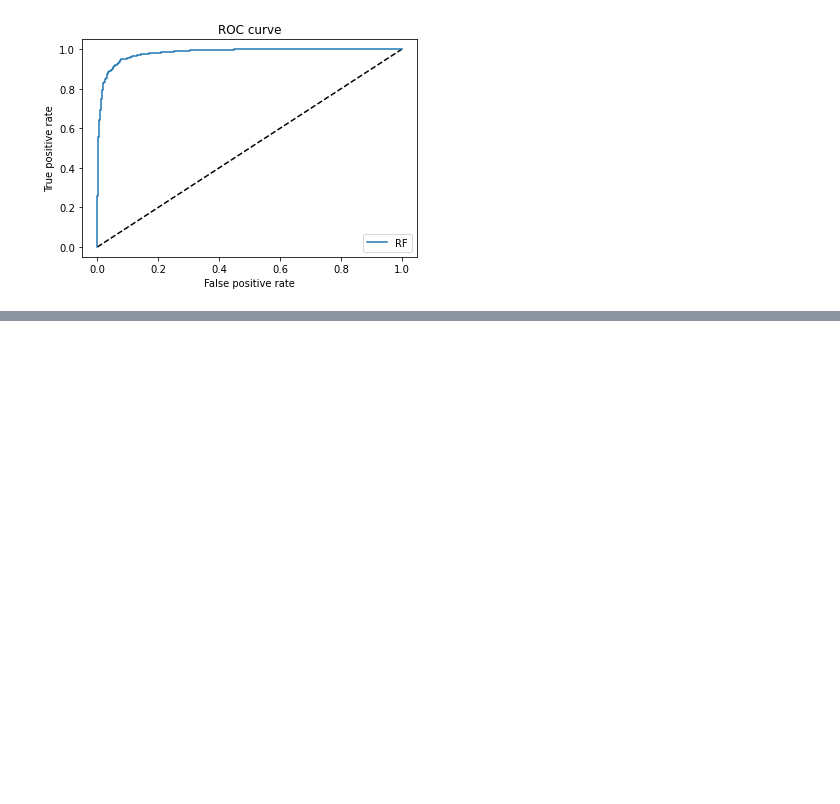
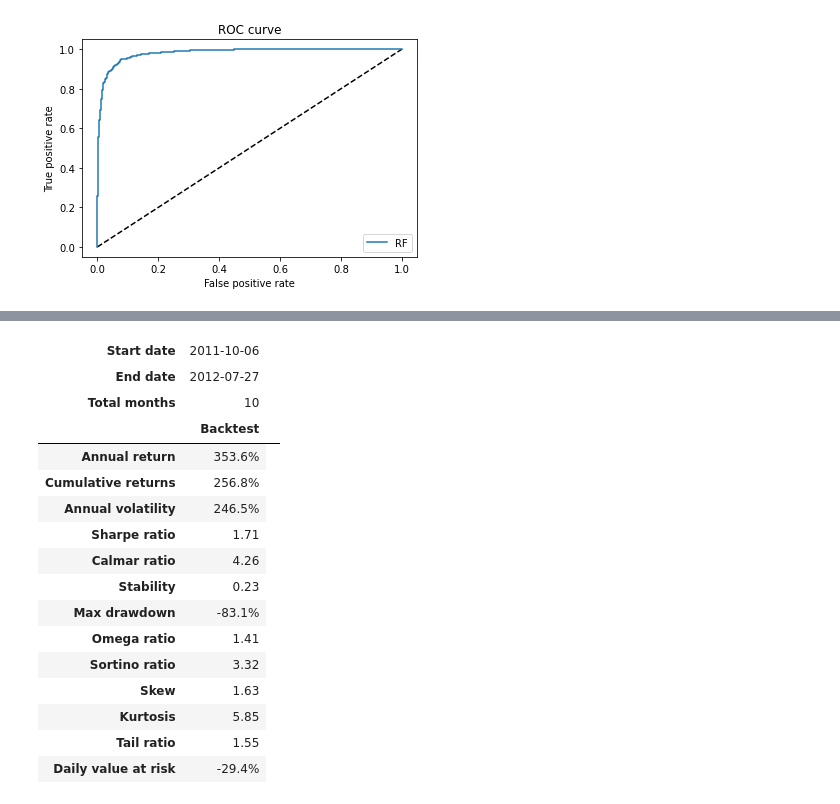
Before and after one commit to LaoKpa/openquant, a Jupyter notebook: ml-pipeline/meta_labeling.ipynb, the cells around one changed output, grey strips where cells are left out. Drawn from its saved outputs; the diff is of its cells as text; code cells hidden in the pictures; blank space fills up the shorter version.

```diff
--- a/ml-pipeline/meta_labeling.ipynb
+++ b/ml-pipeline/meta_labeling.ipynb
@@ -497,0 +630,46 @@ plt.show()
+# %%
+def get_daily_returns(intraday_returns):
+        """
+        Daily returns for pyfolio
+        """
+        cum_rets = ((intraday_returns + 1).cumprod())
+        # Downsample to daily
+        daily_rets = cum_rets.resample('B').last()
+        # Forward fill, Percent change, Drop NaN
+        daily_rets = daily_rets.ffill().pct_change().dropna()
+        return daily_rets
+# %%
+valid_dates = x_validate.index
+base_rets = labels.loc[valid_dates, 'ret']
+primary_model_rets = get_daily_returns(base_rets)
+# %%
+# Set up the function to extract the KPI's from pyfolio
+perf_func = pf.timeseries.perf_stats
+# %%
+# Save the statistics in a dataframe
+perf_stats_all = perf_func(returns=primary_model_rets,
+                        factor_returns=None,
+                        positions=None,
+                        transactions=None,
+                        turnover_denom="AGB")
+
+perf_stats_df = pd.DataFrame(data=perf_stats_all, columns=['Primary Model'])
+pf.show_perf_stats(primary_model_rets)
+# %% [output]
+| Start date | 2011-10-06 |  |
+| End date | 2012-07-27 |  |
+| Total months | 10 |  |
+|  | Backtest |
+| Annual return | 353.6% |
+| Cumulative returns | 256.8% |
+| Annual volatility | 246.5% |
+| Sharpe ratio | 1.71 |
+| Calmar ratio | 4.26 |
+| Stability | 0.23 |
+| Max drawdown | -83.1% |
+| Omega ratio | 1.41 |
+| Sortino ratio | 3.32 |
+| Skew | 1.63 |
+| Kurtosis | 5.85 |
+| Tail ratio | 1.55 |
+| Daily value at risk | -29.4% |
```
Also changed, not shown: parts of 38 cells of this notebook.
